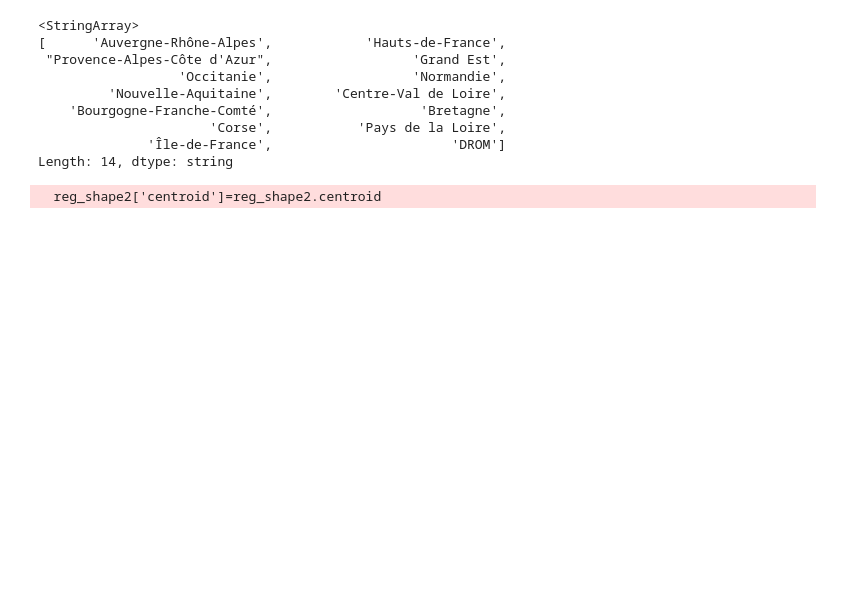
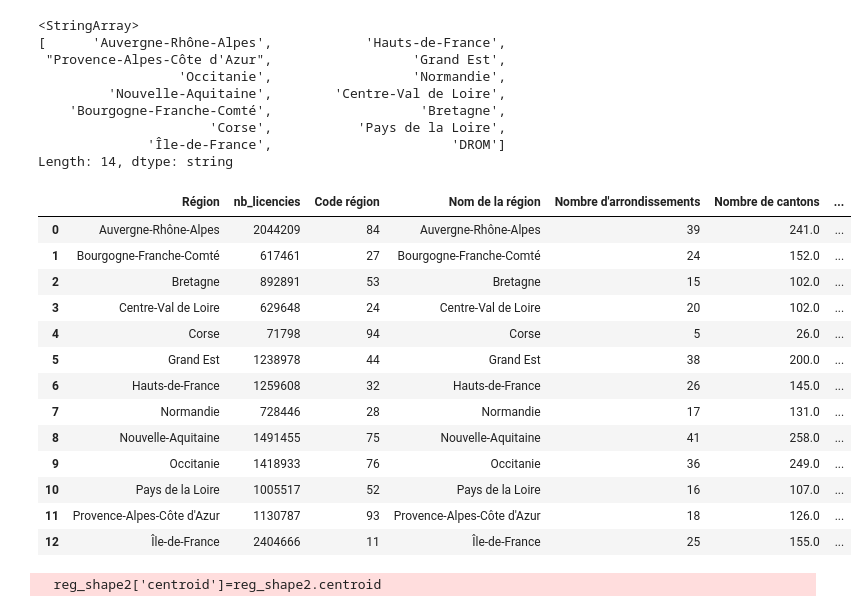
Before and after one commit to paulrsnn/projet-python, a Jupyter notebook: regionales.ipynb, the cells around one changed output. Drawn from its saved outputs; the diff is of its cells as text; code cells hidden in the pictures; blank space fills up the shorter version.

```diff
--- a/regionales.ipynb
+++ b/regionales.ipynb
@@ -30,11 +32,28 @@ base['Région'].unique()
 Length: 14, dtype: string
 # %%
 #### taux de licenciés par régions
-def proportion_licencies_region(base):
+def base_region_et_proportion_licencies_region(base):
     base_region=base[["Région","nb_licencies"]].groupby('Région').sum().reset_index()
     pop_region=pd.read_excel("https://www.insee.fr/fr/statistiques/fichier/4989724/ensemble.xlsx",sheet_name=0,skiprows=7)
     base_region=pd.merge(base_region,pop_region,left_on="Région", right_on="Nom de la région")
     base_region["taux_licencies"]=(base_region['nb_licencies']/base_region['Population municipale'])*100
-    base_region
+    return base_region
+# %%
+base_region_et_proportion_licencies_region(base)
+# %% [output]
+|  | Région | nb_licencies | Code région | Nom de la région | Nombre d'arrondissements | Nombre de cantons | ... |
+| 0 | Auvergne-Rhône-Alpes | 2044209 | 84 | Auvergne-Rhône-Alpes | 39 | 241.0 | ... |
+| 1 | Bourgogne-Franche-Comté | 617461 | 27 | Bourgogne-Franche-Comté | 24 | 152.0 | ... |
+| 2 | Bretagne | 892891 | 53 | Bretagne | 15 | 102.0 | ... |
+| 3 | Centre-Val de Loire | 629648 | 24 | Centre-Val de Loire | 20 | 102.0 | ... |
+| 4 | Corse | 71798 | 94 | Corse | 5 | 26.0 | ... |
+| 5 | Grand Est | 1238978 | 44 | Grand Est | 38 | 200.0 | ... |
+| 6 | Hauts-de-France | 1259608 | 32 | Hauts-de-France | 26 | 145.0 | ... |
+| 7 | Normandie | 728446 | 28 | Normandie | 17 | 131.0 | ... |
+| 8 | Nouvelle-Aquitaine | 1491455 | 75 | Nouvelle-Aquitaine | 41 | 258.0 | ... |
+| 9 | Occitanie | 1418933 | 76 | Occitanie | 36 | 249.0 | ... |
+| 10 | Pays de la Loire | 1005517 | 52 | Pays de la Loire | 16 | 107.0 | ... |
+| 11 | Provence-Alpes-Côte d'Azur | 1130787 | 93 | Provence-Alpes-Côte d'Azur | 18 | 126.0 | ... |
+| 12 | Île-de-France | 2404666 | 11 | Île-de-France | 25 | 155.0 | ... |
 # %%
 #les sports plus pratiques par regions
```
Also changed, not shown: parts of 11 cells of this notebook.
